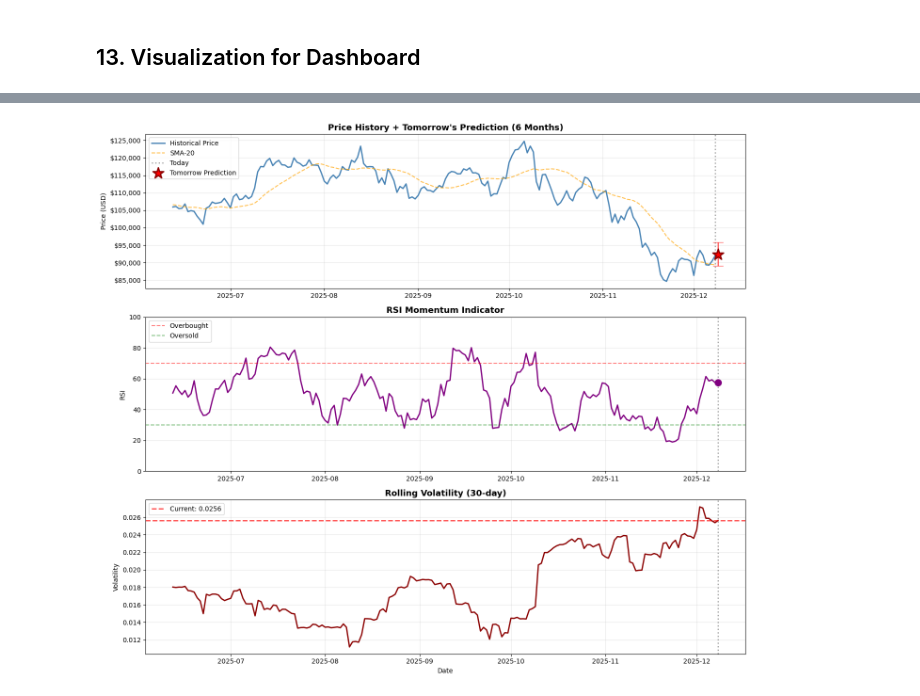
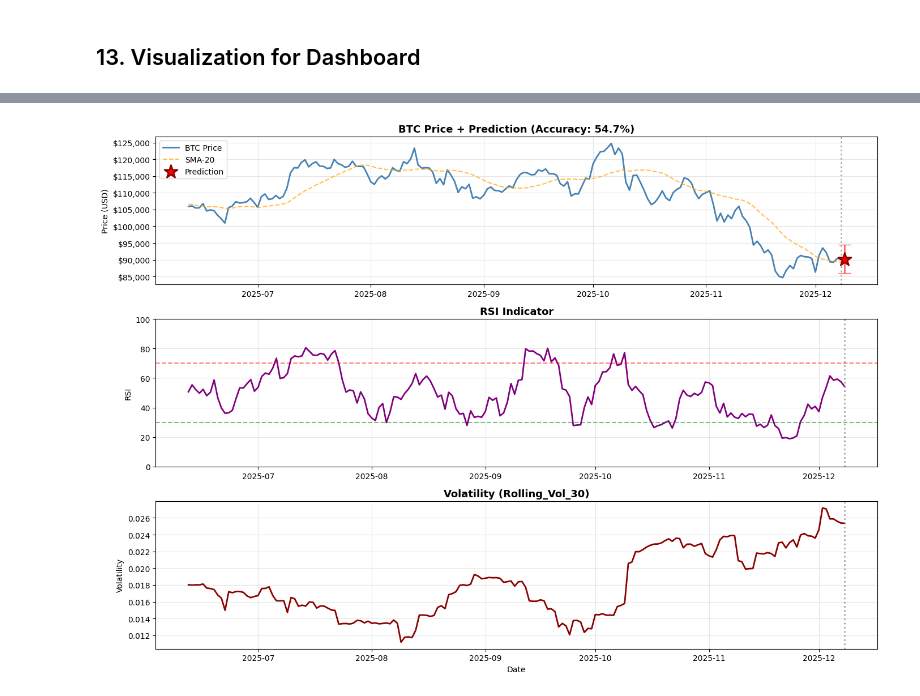
Before and after one commit to PossibleBoi/BTC_Final, a Jupyter notebook: BTC_Directional_Forecast_Clean.ipynb, the cells around one changed output, grey strips where cells are left out. Saved outputs shown, nothing was run; the diff lists cells and outputs as text; code cells hidden in the pictures.

```diff
--- a/BTC_Directional_Forecast_Clean.ipynb
+++ b/BTC_Directional_Forecast_Clean.ipynb
@@ -199,13 +382,16 @@ plt.tight_layout()
 # %% [markdown]
 ## 7. Train-Test Split & Scaling
 # %%
-# Define target and features
+# Define target and features (use selected features from previous step)
 y = btc['LogReturn']
 
-# CRITICAL FIX: Shift features by 1 day to avoid look-ahead bias
+# Use the features selected in Section 6
+# exog_features is already defined by the feature selection process
+print(f"Using {len(exog_features)} selected features: {exog_features}")
+
+# CRITICAL: Shift features by 1 day to avoid look-ahead bias
 # We use YESTERDAY's features to predict TODAY's return
-exog_features = ['RSI', 'Rolling_Vol', 'Trend_Dist', 'Momentum_3', 'Momentum_7', 'Lag_1', 'Lag_2']
-X = btc[exog_features].shift(1)  # Shift features by 1 day
+X = btc[exog_features].shift(1)
 
 # Drop NaN rows created by shifting
 btc_aligned = btc.copy()
@@ -228,6 +414,7 @@ X_train = pd.DataFrame(scaler.fit_transform(X_train_raw),
 X_test = pd.DataFrame(scaler.transform(X_test_raw),
                       index=X_test_raw.index, columns=X_test_raw.columns)
 
-print(f"✓ Training: {len(y_train)} days | Test: {len(y_test)} days")
-print(f"✓ Features used: {len(exog_features)} (RSI, Rolling_Vol, Trend_Dist, Momentum_3, Momentum_7, Lag_1, Lag_2)")
+print(f"\n✓ Training: {len(y_train)} days | Test: {len(y_test)} days")
+print(f"✓ Features used: {len(exog_features)}")
+print(f"✓ Feature names: {list(exog_features)}")
 # %% [output]
@@ -464,56 +748,65 @@ Expected Price: $92,326.90
 # %% [markdown]
 ## 13. Visualization for Dashboard
 # %%
-# Create dashboard-ready visualization
-fig, axes = plt.subplots(3, 1, figsize=(14, 12))
+# Create visualization
+fig, axes = plt.subplots(3, 1, figsize=(14, 10))
 
-# Last 6 months data
+# Last 6 months
 last_6m = pd.Timestamp.now() - pd.Timedelta(days=180)
 plot_data = btc[btc.index >= last_6m].copy()
 today_ts = pd.Timestamp(today)
 tomorrow_ts = pd.Timestamp(tomorrow)
 
-# Plot 1: Price + Prediction
-axes[0].plot(plot_data.index, plot_data['Close'], label='Historical Price',
+# Price chart
+axes[0].plot(plot_data.index, plot_data['Close'], label='BTC Price',
             color='steelblue', linewidth=2)
-axes[0].plot(plot_data.index, plot_data['SMA_20'], label='SMA-20',
-            color='orange', linewidth=1.5, linestyle='--', alpha=0.7)
-axes[0].axvline(today_ts, color='gray', linestyle=':', linewidth=2, alpha=0.7, label='Today')
+if 'SMA_20' in plot_data.columns:
+    axes[0].plot(plot_data.index, plot_data['SMA_20'], label='SMA-20',
+                color='orange', linewidth=1.5, linestyle='--', alpha=0.7)
+axes[0].axvline(today_ts, color='gray', linestyle=':', linewidth=2, alpha=0.7)
 axes[0].scatter([tomorrow_ts], [expected_price], color='red', s=300, marker='*',
-               zorder=5, label='Tomorrow Prediction', edgecolor='darkred', linewidths=2)
+               zorder=5, label='Prediction', edgecolor='darkred', linewidths=2)
 axes[0].errorbar([tomorrow_ts], [expected_price],
                 yerr=[[expected_price-price_lower], [price_upper-expected_price]],
                 fmt='none', ecolor='red', elinewidth=2, capsize=8, alpha=0.6)
-axes[0].set_title('Price History + Tomorrow\'s Prediction (6 Months)', fontsize=13, fontweight='bold')
+axes[0].set_title(f'BTC Price + Prediction (Accuracy: {directional_accuracy:.1%})',
+                 fontsize=13, fontweight='bold')
 axes[0].set_ylabel('Price (USD)')
 axes[0].legend(loc='upper left')
 axes[0].grid(True, alpha=0.3)
 axes[0].yaxis.set_major_formatter(plt.FuncFormatter(lambda x, p: f'${x:,.0f}'))
 
-# Plot 2: RSI
-axes[1].plot(plot_data.index, plot_data['RSI'], color='purple', linewidth=2)
-axes[1].axhline(70, color='red', linestyle='--', alpha=0.5, label='Overbought')
-axes[1].axhline(30, color='green', linestyle='--', alpha=0.5, label='Oversold')
-axes[1].axvline(today_ts, color='gray', linestyle=':', linewidth=2, alpha=0.7)
-axes[1].scatter([today_ts], [latest_rsi], color='purple', s=100, marker='o', zorder=5)
-axes[1].set_title('RSI Momentum Indicator', fontsize=13, fontweight='bold')
-axes[1].set_ylabel('RSI')
-axes[1].set_ylim([0, 100])
-axes[1].legend(loc='upper left')
+# RSI or Returns
+if 'RSI' in plot_data.columns:
+    axes[1].plot(plot_data.index, plot_data['RSI'], color='purple', linewidth=2)
+    axes[1].axhline(70, color='red', linestyle='--', alpha=0.5)
+    axes[1].axhline(30, color='green', linestyle='--', alpha=0.5)
+    axes[1].axvline(today_ts, color='gray', linestyle=':', linewidth=2, alpha=0.7)
+    axes[1].set_title('RSI Indicator', fontsize=13, fontweight='bold')
+    axes[1].set_ylabel('RSI')
+    axes[1].set_ylim([0, 100])
+else:
+    axes[1].plot(plot_data.index, plot_data['LogReturn'], color='blue', linewidth=1)
+    axes[1].axhline(0, color='black', linestyle='--', linewidth=0.8)
+    axes[1].set_title('Returns', fontsize=13, fontweight='bold')
+    axes[1].set_ylabel('Log Return')
 axes[1].grid(True, alpha=0.3)
 
-# Plot 3: Volatility
-axes[2].plot(plot_data.index, plot_data['Rolling_Vol'], color='darkred', linewidth=2)
-axes[2].axhline(latest_vol, color='red', linestyle='--', alpha=0.7, linewidth=2,
-               label=f'Current: {latest_vol:.4f}')
-axes[2].axvline(today_ts, color='gray', linestyle=':', linewidth=2, alpha=0.7)
-axes[2].set_title('Rolling Volatility (30-day)', fontsize=13, fontweight='bold')
-axes[2].set_ylabel('Volatility')
+# Volatility or Volume
+vol_col = next((col for col in ['Rolling_Vol_30', 'Rolling_Vol_10'] if col in plot_data.columns), None)
+if vol_col:
+    axes[2].plot(plot_data.index, plot_data[vol_col], color='darkred', linewidth=2)
+    axes[2].axvline(today_ts, color='gray', linestyle=':', linewidth=2, alpha=0.7)
+    axes[2].set_title(f'Volatility ({vol_col})', fontsize=13, fontweight='bold')
+    axes[2].set_ylabel('Volatility')
+else:
+    axes[2].plot(plot_data.index, plot_data['Volume'], color='darkblue', linewidth=1)
+    axes[2].set_title('Volume', fontsize=13, fontweight='bold')
+    axes[2].set_ylabel('Volume')
 axes[2].set_xlabel('Date')
-axes[2].legend(loc='upper left')
 axes[2].grid(True, alpha=0.3)
 
 plt.tight_layout()
 plt.savefig('btc_forecast_dashboard.png', dpi=300, bbox_inches='tight')
-print("✓ Dashboard chart saved as 'btc_forecast_dashboard.png'")
+print("✓ Chart saved as 'btc_forecast_dashboard.png'")
 # %% [output]
@@ -521,4 +814,4 @@ print("✓ Dashboard chart saved as 'btc_forecast_dashboard.png'")
-[figure, old version]
+[figure, new version]
 # %% [markdown]
 ---
 
```
Also changed, not shown: parts of 18 cells of this notebook, 8 other files.
